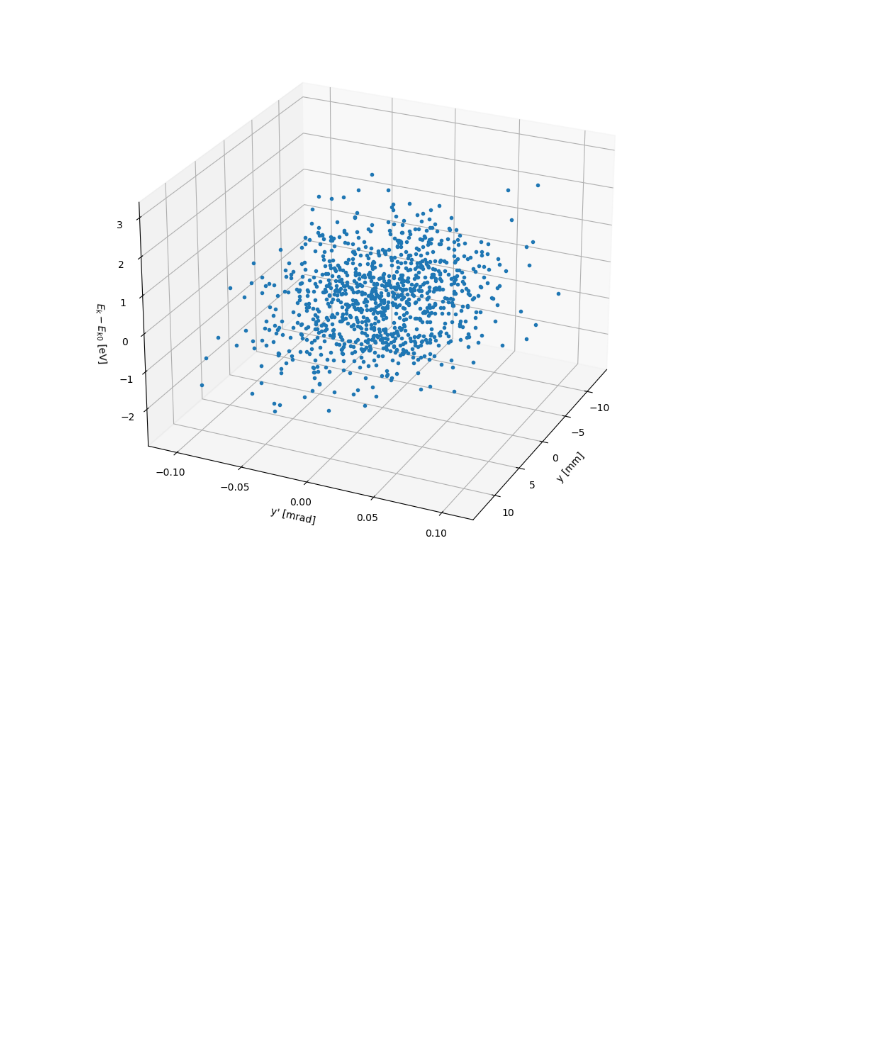
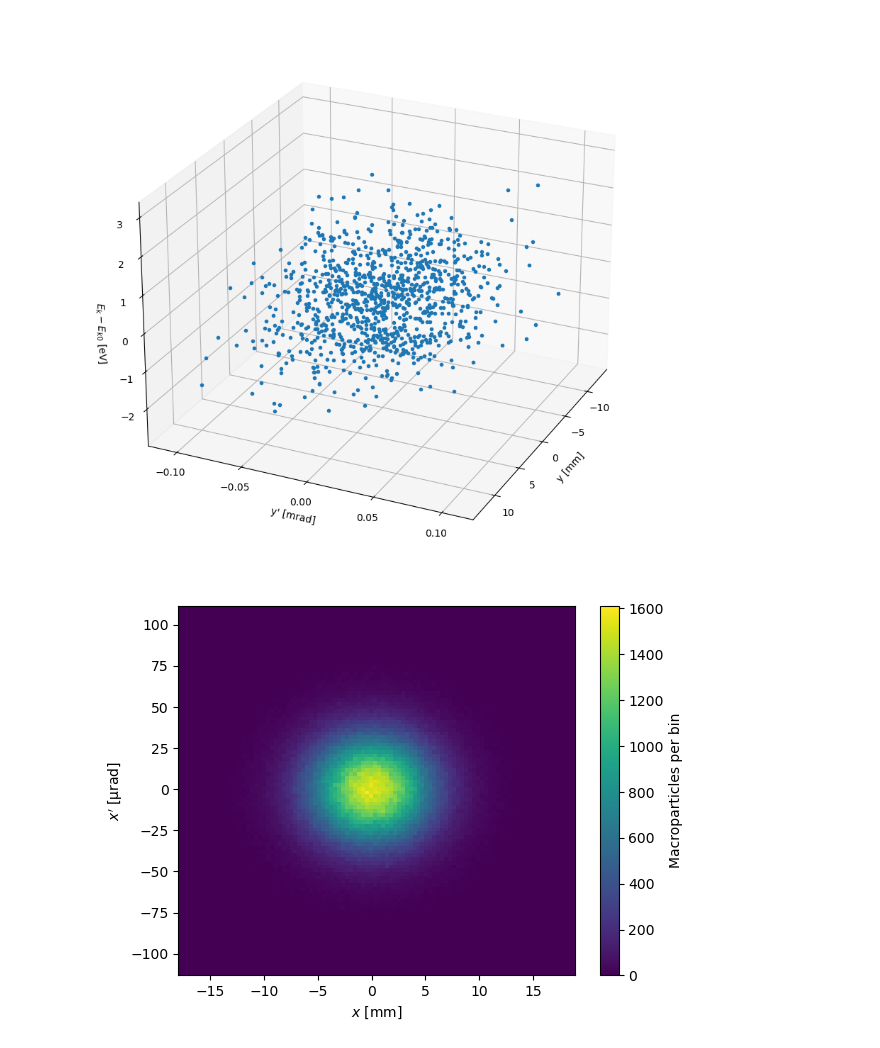
Before and after one commit to AcceleratorPhysicsUiO/FYS4565-codelibrary, a Jupyter notebook: Example - ParticleBeamManager.ipynb, the cells around one changed output. Drawn from its saved outputs; the diff is of its cells as text; code cells hidden in the pictures; blank space fills up the shorter version.

Commit message:
Add the ParticleBeamPlotter.py

```diff
--- a/Example - ParticleBeamManager.ipynb
+++ b/Example - ParticleBeamManager.ipynb
@@ -429,0 +434,4 @@ plt.show()
+# %%
+ParticleBeamPlotter.plotDensity(B)
+# %% [output]
+[figure, added]
```
Also changed, not shown: parts of 2 cells of this notebook, 1 other file.
